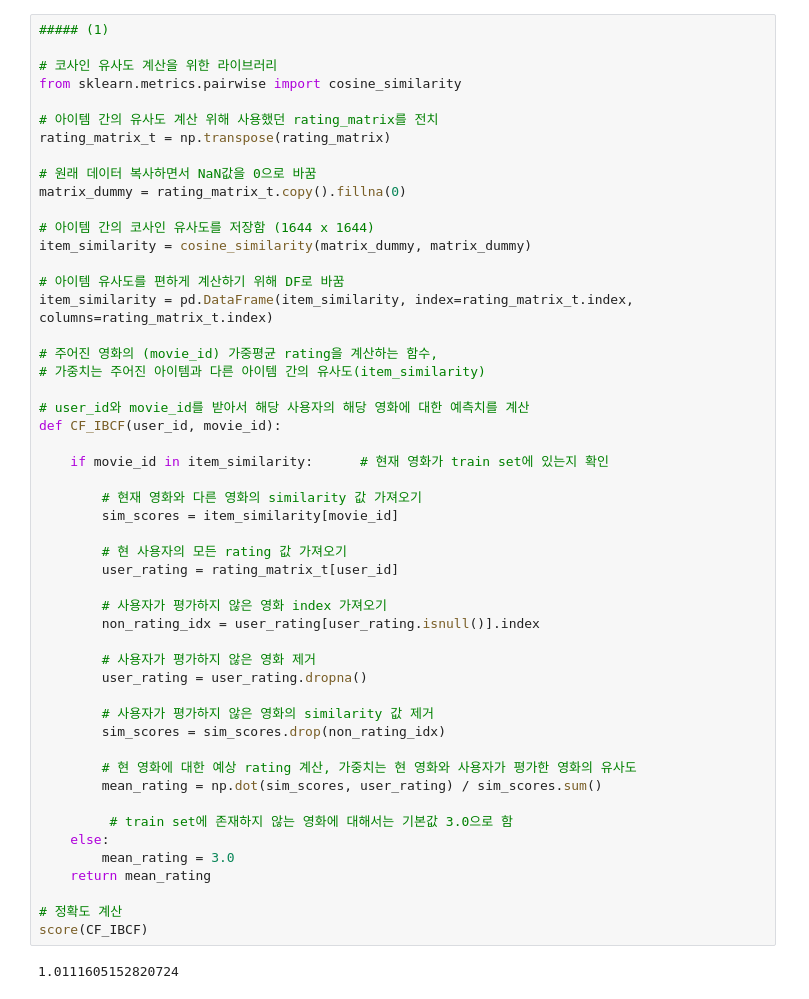
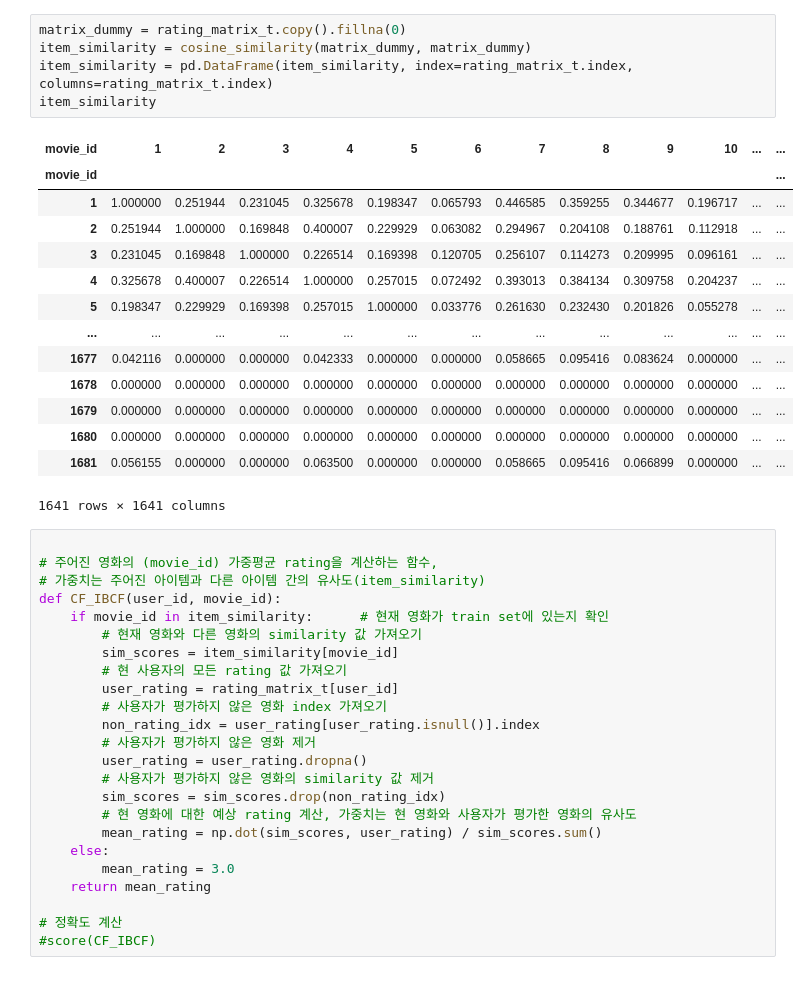
Before and after one commit to maryrichard1022/capstone2_data, a Jupyter notebook: 캡스톤2/Codes-2판/3장5.ipynb, the cells around one changed output. Cells and saved outputs as stored; diff of their text form.

```diff
--- a/캡스톤2/Codes-2판/3장5.ipynb
+++ b/캡스톤2/Codes-2판/3장5.ipynb
@@ -44,53 +68,44 @@ rating_matrix = x_train.pivot(index='user_id', columns='movie_id', values='ratin
+# %%
+matrix_dummy = rating_matrix_t.copy().fillna(0)
+item_similarity = cosine_similarity(matrix_dummy, matrix_dummy)
+item_similarity = pd.DataFrame(item_similarity, index=rating_matrix_t.index, columns=rating_matrix_t.index)
+item_similarity
+# %% [output]
+| movie_id | 1 | 2 | 3 | 4 | 5 | 6 | 7 | 8 | 9 | 10 | ... | ... |
+| movie_id |  |  |  |  |  |  |  |  |  |  |  | ... |
+| 1 | 1.000000 | 0.251944 | 0.231045 | 0.325678 | 0.198347 | 0.065793 | 0.446585 | 0.359255 | 0.344677 | 0.196717 | ... | ... |
+| 2 | 0.251944 | 1.000000 | 0.169848 | 0.400007 | 0.229929 | 0.063082 | 0.294967 | 0.204108 | 0.188761 | 0.112918 | ... | ... |
+| 3 | 0.231045 | 0.169848 | 1.000000 | 0.226514 | 0.169398 | 0.120705 | 0.256107 | 0.114273 | 0.209995 | 0.096161 | ... | ... |
+| 4 | 0.325678 | 0.400007 | 0.226514 | 1.000000 | 0.257015 | 0.072492 | 0.393013 | 0.384134 | 0.309758 | 0.204237 | ... | ... |
+| 5 | 0.198347 | 0.229929 | 0.169398 | 0.257015 | 1.000000 | 0.033776 | 0.261630 | 0.232430 | 0.201826 | 0.055278 | ... | ... |
+| ... | ... | ... | ... | ... | ... | ... | ... | ... | ... | ... | ... | ... |
+| 1677 | 0.042116 | 0.000000 | 0.000000 | 0.042333 | 0.000000 | 0.000000 | 0.058665 | 0.095416 | 0.083624 | 0.000000 | ... | ... |
+| 1678 | 0.000000 | 0.000000 | 0.000000 | 0.000000 | 0.000000 | 0.000000 | 0.000000 | 0.000000 | 0.000000 | 0.000000 | ... | ... |
+| 1679 | 0.000000 | 0.000000 | 0.000000 | 0.000000 | 0.000000 | 0.000000 | 0.000000 | 0.000000 | 0.000000 | 0.000000 | ... | ... |
+| 1680 | 0.000000 | 0.000000 | 0.000000 | 0.000000 | 0.000000 | 0.000000 | 0.000000 | 0.000000 | 0.000000 | 0.000000 | ... | ... |
+| 1681 | 0.056155 | 0.000000 | 0.000000 | 0.063500 | 0.000000 | 0.000000 | 0.058665 | 0.095416 | 0.066899 | 0.000000 | ... | ... |
+1641 rows × 1641 columns
 # %%
-##### (1)
-
-# 코사인 유사도 계산을 위한 라이브러리
-from sklearn.metrics.pairwise import cosine_similarity
-
-# 아이템 간의 유사도 계산 위해 사용했던 rating_matrix를 전치
-rating_matrix_t = np.transpose(rating_matrix)
-
-# 원래 데이터 복사하면서 NaN값을 0으로 바꿈
-matrix_dummy = rating_matrix_t.copy().fillna(0)
-
-# 아이템 간의 코사인 유사도를 저장함 (1644 x 1644)
-item_similarity = cosine_similarity(matrix_dummy, matrix_dummy)
-
-# 아이템 유사도를 편하게 계산하기 위해 DF로 바꿈
-item_similarity = pd.DataFrame(item_similarity, index=rating_matrix_t.index, columns=rating_matrix_t.index)
 
 # 주어진 영화의 (movie_id) 가중평균 rating을 계산하는 함수,
 # 가중치는 주어진 아이템과 다른 아이템 간의 유사도(item_similarity)
-
-# user_id와 movie_id를 받아서 해당 사용자의 해당 영화에 대한 예측치를 계산
 def CF_IBCF(user_id, movie_id):
-
     if movie_id in item_similarity:      # 현재 영화가 train set에 있는지 확인
-
         # 현재 영화와 다른 영화의 similarity 값 가져오기
         sim_scores = item_similarity[movie_id]
-
         # 현 사용자의 모든 rating 값 가져오기
         user_rating = rating_matrix_t[user_id]
-
         # 사용자가 평가하지 않은 영화 index 가져오기
         non_rating_idx = user_rating[user_rating.isnull()].index
-
         # 사용자가 평가하지 않은 영화 제거
         user_rating = user_rating.dropna()
-
         # 사용자가 평가하지 않은 영화의 similarity 값 제거
         sim_scores = sim_scores.drop(non_rating_idx)
-
         # 현 영화에 대한 예상 rating 계산, 가중치는 현 영화와 사용자가 평가한 영화의 유사도
         mean_rating = np.dot(sim_scores, user_rating) / sim_scores.sum()
-
-		 # train set에 존재하지 않는 영화에 대해서는 기본값 3.0으로 함
     else:
         mean_rating = 3.0
     return mean_rating
 
 # 정확도 계산
-score(CF_IBCF)
+#score(CF_IBCF)
-# %% [output]
-1.0111605152820724
```
Also changed, not shown: parts of 9 cells of this notebook, 36 other files.
